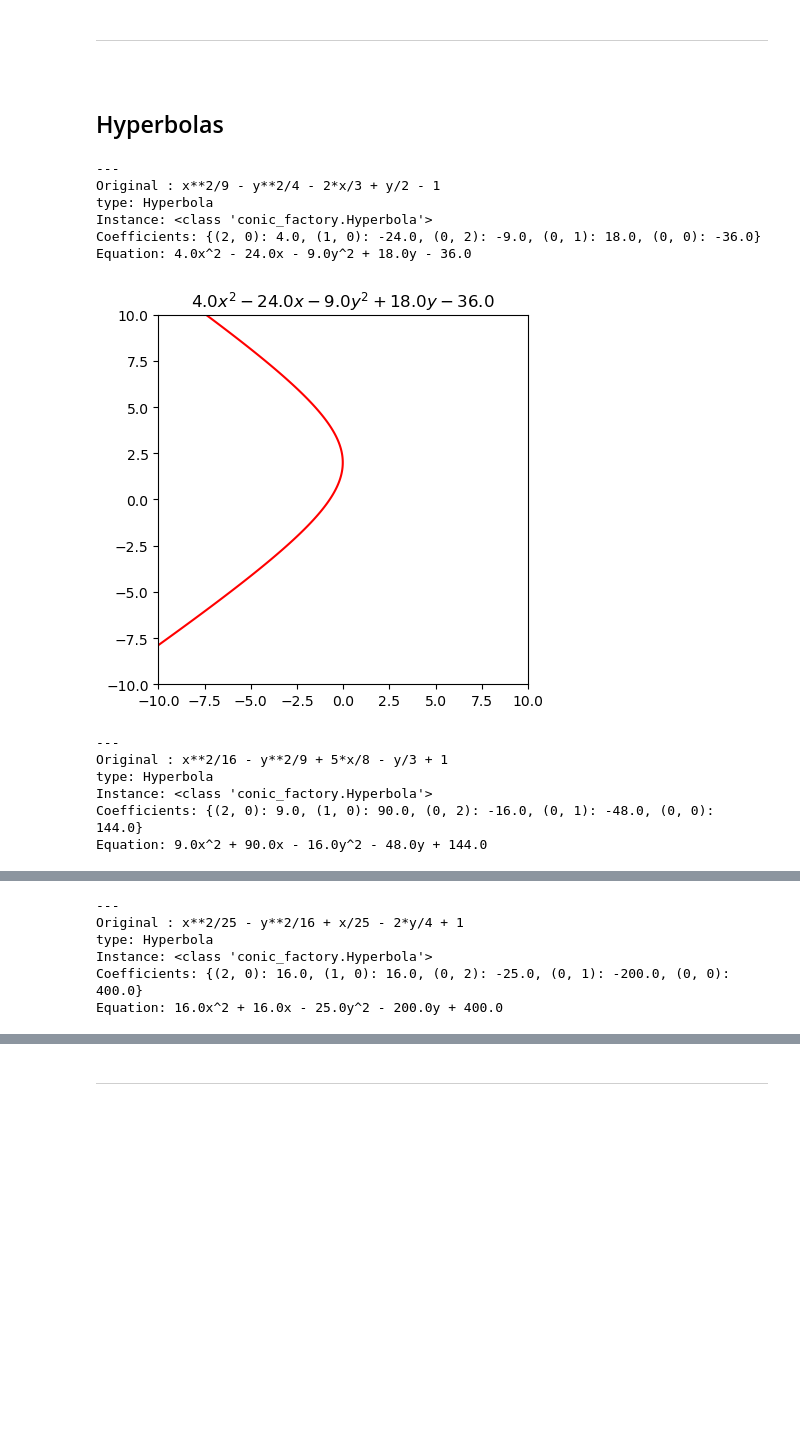
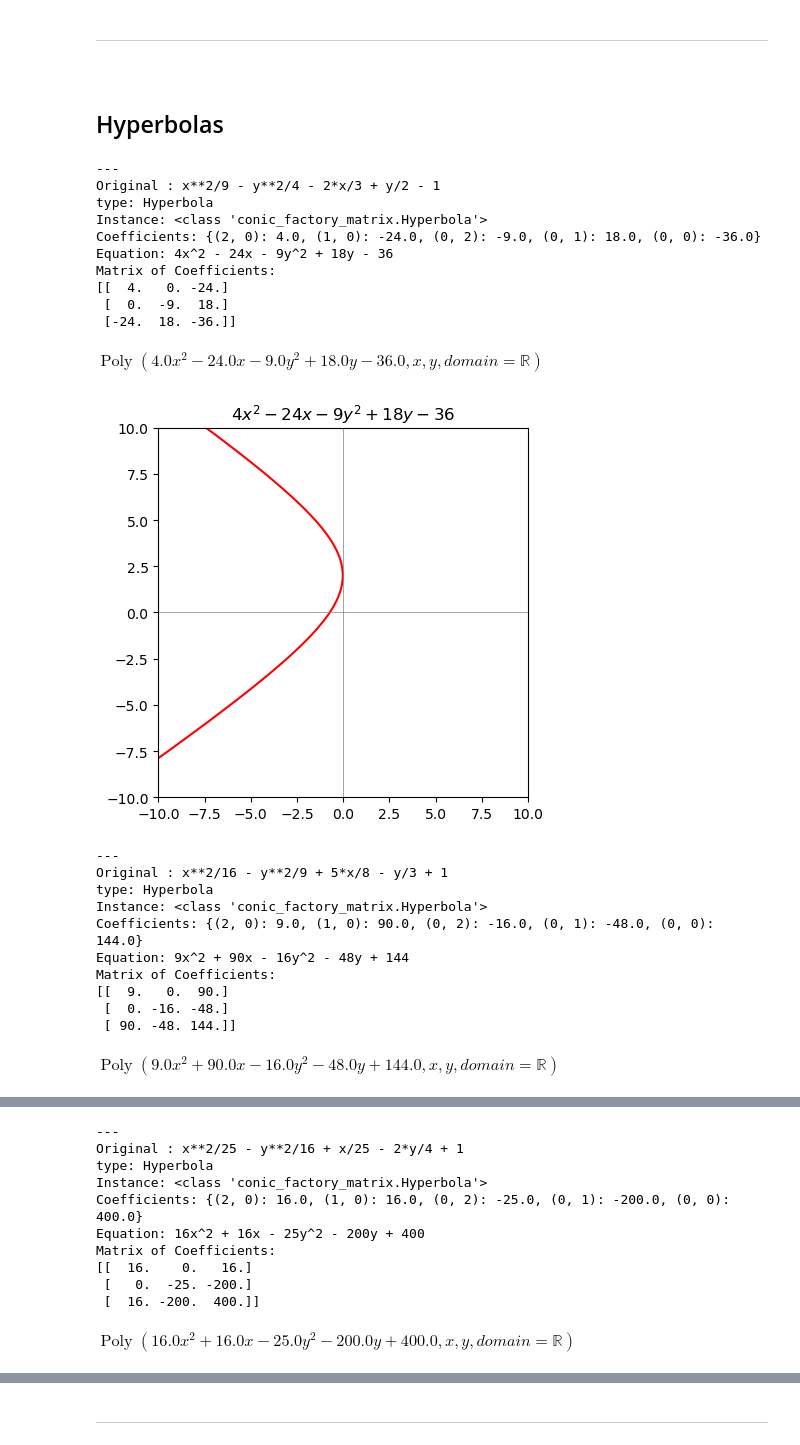
Before and after one commit to pineapple-bois/conic, a Jupyter notebook: Notebooks/notebook2.ipynb, the cells around one changed output, grey strips where cells are left out. Cells and saved outputs as stored; diff of their text form; code cells hidden in the pictures; blank space fills up the shorter version.

```diff
--- a/Notebooks/notebook2.ipynb
+++ b/Notebooks/notebook2.ipynb
@@ -117,6 +131,9 @@ for i, circle in enumerate(circles, start=1):
     print("---")
     print(f"{circle.__repr__()}\ntype: {circle.type}\nInstance: {type(circle)}"
           f"\nCoefficients: {circle.coeff}\nEquation: {circle}")
+    print(f"Matrix of Coefficients:")
+    circle.print_matrix()
+    circle.display()
     circle.plot()
 # %% [output]
 ---
@@ -196,6 +220,9 @@ for i, parabola in enumerate(parabolas, start=1):
     print("---")
     print(f"{parabola.__repr__()}\ntype: {parabola.type}\nInstance: {type(parabola)}"
           f"\nCoefficients: {parabola.coeff}\nEquation: {parabola}")
+    print(f"Matrix of Coefficients:")
+    parabola.print_matrix()
+    parabola.display()
     parabola.plot()
 # %% [output]
 ---
@@ -272,21 +306,34 @@ h6 = Conic.create(hyperbola6)
 # %%
 hyperbolas = [h1, h2, h3, h4, h5, h6]
 for i, hyperbola in enumerate(hyperbolas, start=1):
     print("---")
     print(f"{hyperbola.__repr__()}\ntype: {hyperbola.type}\nInstance: {type(hyperbola)}"
           f"\nCoefficients: {hyperbola.coeff}\nEquation: {hyperbola}")
+    print(f"Matrix of Coefficients:")
+    hyperbola.print_matrix()
+    hyperbola.display()
     hyperbola.plot()
 # %% [output]
 ---
 Original : x**2/9 - y**2/4 - 2*x/3 + y/2 - 1
 type: Hyperbola
-Instance: <class 'conic_factory.Hyperbola'>
+Instance: <class 'conic_factory_matrix.Hyperbola'>
 Coefficients: {(2, 0): 4.0, (1, 0): -24.0, (0, 2): -9.0, (0, 1): 18.0, (0, 0): -36.0}
-Equation: 4.0x^2 - 24.0x - 9.0y^2 + 18.0y - 36.0
+Equation: 4x^2 - 24x - 9y^2 + 18y - 36
+Matrix of Coefficients:
+[[  4.   0. -24.]
+ [  0.  -9.  18.]
+ [-24.  18. -36.]]
+$\displaystyle \operatorname{Poly}{\left( 4.0 x^{2} - 24.0 x - 9.0 y^{2} + 18.0 y - 36.0, x, y, domain=\mathbb{R} \right)}$
-[figure, old version]
+[figure, new version]
 ---
 Original : x**2/16 - y**2/9 + 5*x/8 - y/3 + 1
 type: Hyperbola
-Instance: <class 'conic_factory.Hyperbola'>
+Instance: <class 'conic_factory_matrix.Hyperbola'>
 Coefficients: {(2, 0): 9.0, (1, 0): 90.0, (0, 2): -16.0, (0, 1): -48.0, (0, 0): 144.0}
-Equation: 9.0x^2 + 90.0x - 16.0y^2 - 48.0y + 144.0
+Equation: 9x^2 + 90x - 16y^2 - 48y + 144
+Matrix of Coefficients:
+[[  9.   0.  90.]
+ [  0. -16. -48.]
+ [ 90. -48. 144.]]
+$\displaystyle \operatorname{Poly}{\left( 9.0 x^{2} + 90.0 x - 16.0 y^{2} - 48.0 y + 144.0, x, y, domain=\mathbb{R} \right)}$
@@ -294,6 +341,11 @@ Equation: 9.0x^2 + 90.0x - 16.0y^2 - 48.0y + 144.0
 ---
 Original : x**2/25 - y**2/16 + x/25 - 2*y/4 + 1
 type: Hyperbola
-Instance: <class 'conic_factory.Hyperbola'>
+Instance: <class 'conic_factory_matrix.Hyperbola'>
 Coefficients: {(2, 0): 16.0, (1, 0): 16.0, (0, 2): -25.0, (0, 1): -200.0, (0, 0): 400.0}
-Equation: 16.0x^2 + 16.0x - 25.0y^2 - 200.0y + 400.0
+Equation: 16x^2 + 16x - 25y^2 - 200y + 400
+Matrix of Coefficients:
+[[  16.    0.   16.]
+ [   0.  -25. -200.]
+ [  16. -200.  400.]]
+$\displaystyle \operatorname{Poly}{\left( 16.0 x^{2} + 16.0 x - 25.0 y^{2} - 200.0 y + 400.0, x, y, domain=\mathbb{R} \right)}$
```
Also changed, not shown: parts of 14 cells of this notebook.
